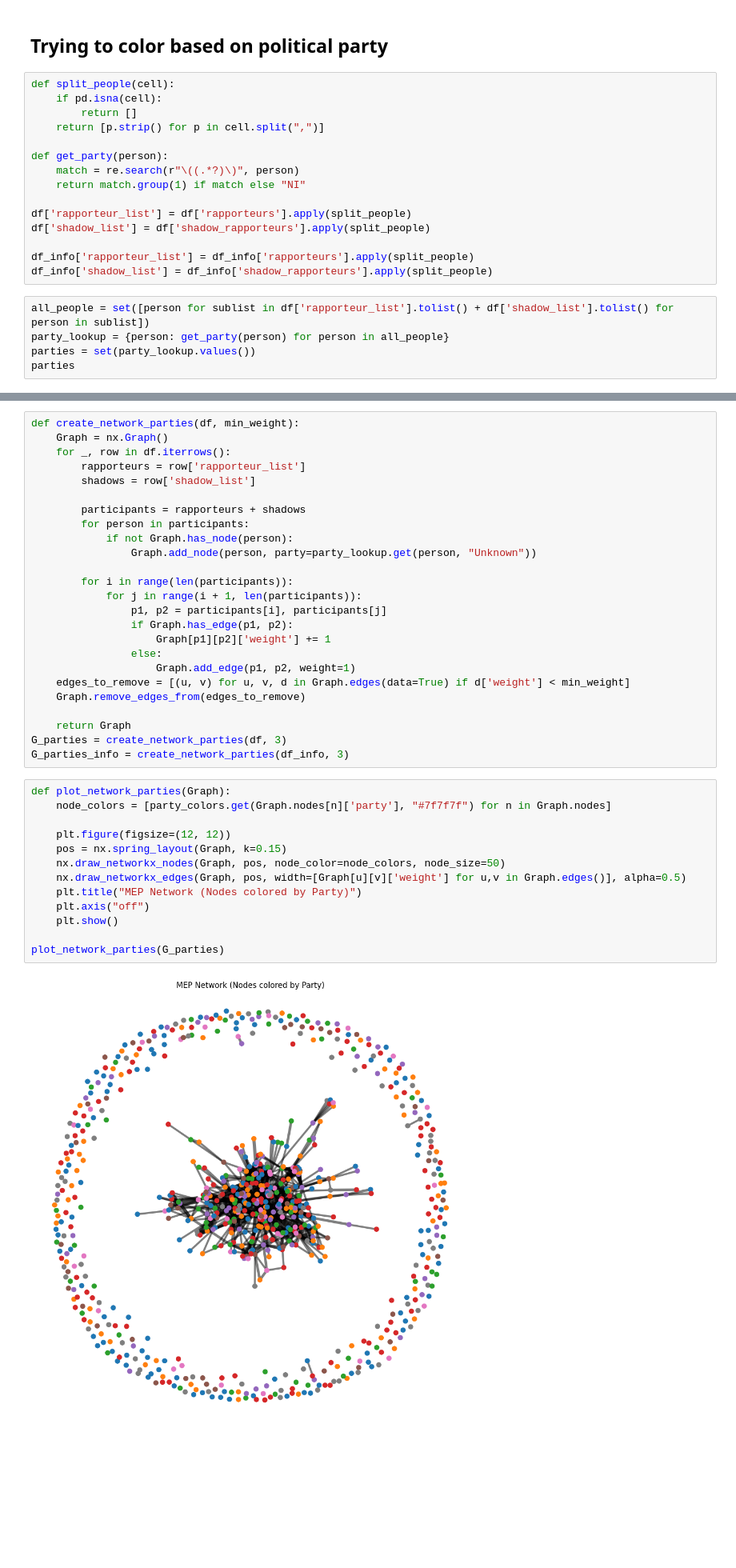
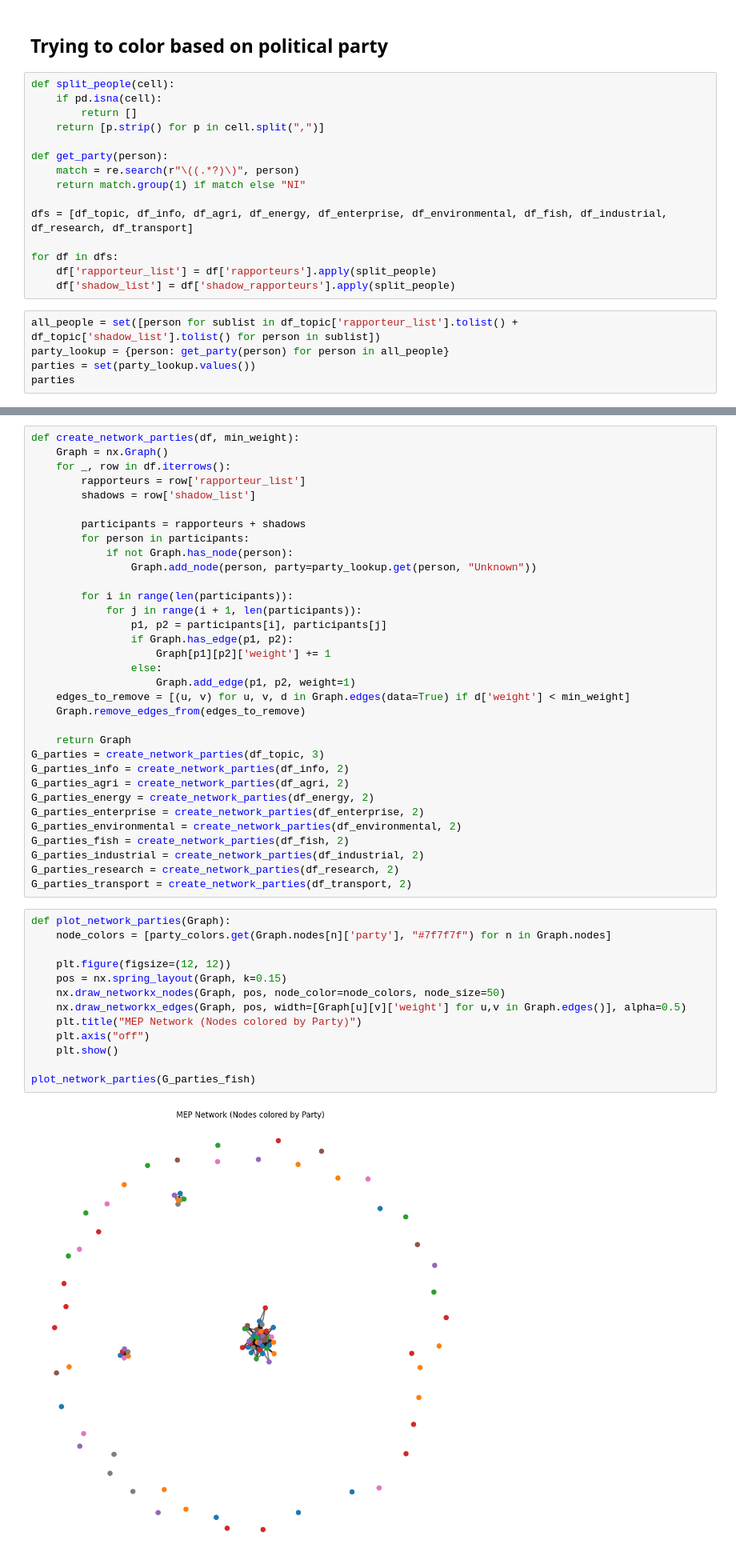
Before and after one commit to CarolineMortensen/Group_project_CSS, a Jupyter notebook: ProjectA.ipynb, the cells around one changed output, grey strips where cells are left out. Shown: that part at 80% size. Cells and saved outputs as stored; diff of their text form; blank space fills up the shorter version.

```diff
--- a/ProjectA.ipynb
+++ b/ProjectA.ipynb
@@ -249,13 +283,13 @@ def get_party(person):
     match = re.search(r"\((.*?)\)", person)
     return match.group(1) if match else "NI"
 
-df['rapporteur_list'] = df['rapporteurs'].apply(split_people)
-df['shadow_list'] = df['shadow_rapporteurs'].apply(split_people)
+dfs = [df_topic, df_info, df_agri, df_energy, df_enterprise, df_environmental, df_fish, df_industrial, df_research, df_transport]
 
-df_info['rapporteur_list'] = df_info['rapporteurs'].apply(split_people)
-df_info['shadow_list'] = df_info['shadow_rapporteurs'].apply(split_people)
+for df in dfs:
+    df['rapporteur_list'] = df['rapporteurs'].apply(split_people)
+    df['shadow_list'] = df['shadow_rapporteurs'].apply(split_people)
 # %%
-all_people = set([person for sublist in df['rapporteur_list'].tolist() + df['shadow_list'].tolist() for person in sublist])
+all_people = set([person for sublist in df_topic['rapporteur_list'].tolist() + df_topic['shadow_list'].tolist() for person in sublist])
 party_lookup = {person: get_party(person) for person in all_people}
 parties = set(party_lookup.values())
 parties
@@ -309,23 +343,31 @@ def create_network_parties(df, min_weight):
     Graph.remove_edges_from(edges_to_remove)
 
     return Graph
-G_parties = create_network_parties(df, 3)
-G_parties_info = create_network_parties(df_info, 3)
+G_parties = create_network_parties(df_topic, 3)
+G_parties_info = create_network_parties(df_info, 2)
+G_parties_agri = create_network_parties(df_agri, 2)
+G_parties_energy = create_network_parties(df_energy, 2)
+G_parties_enterprise = create_network_parties(df_enterprise, 2)
+G_parties_environmental = create_network_parties(df_environmental, 2)
+G_parties_fish = create_network_parties(df_fish, 2)
+G_parties_industrial = create_network_parties(df_industrial, 2)
+G_parties_research = create_network_parties(df_research, 2)
+G_parties_transport = create_network_parties(df_transport, 2)
 # %%
 def plot_network_parties(Graph):
     node_colors = [party_colors.get(Graph.nodes[n]['party'], "#7f7f7f") for n in Graph.nodes]
 
     plt.figure(figsize=(12, 12))
     pos = nx.spring_layout(Graph, k=0.15)
     nx.draw_networkx_nodes(Graph, pos, node_color=node_colors, node_size=50)
     nx.draw_networkx_edges(Graph, pos, width=[Graph[u][v]['weight'] for u,v in Graph.edges()], alpha=0.5)
     plt.title("MEP Network (Nodes colored by Party)")
     plt.axis("off")
     plt.show()
 
-plot_network_parties(G_parties)
+plot_network_parties(G_parties_fish)
 # %% [output]
-[figure, old version]
+[figure, new version]
 # %%
 def plot_network_parties_netwulf(Graph):
     for node in Graph.nodes:
```
Also changed, not shown: parts of 30 cells of this notebook, 2 other files.
